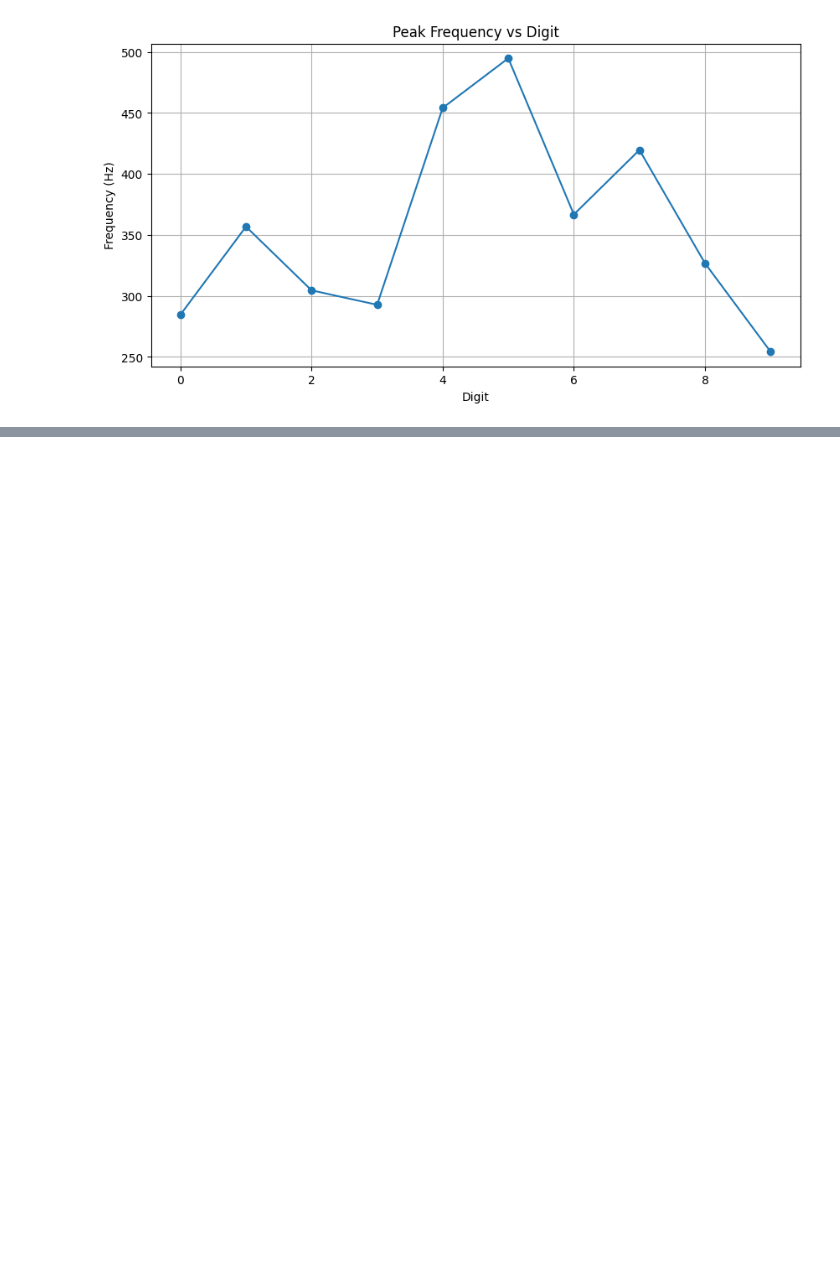
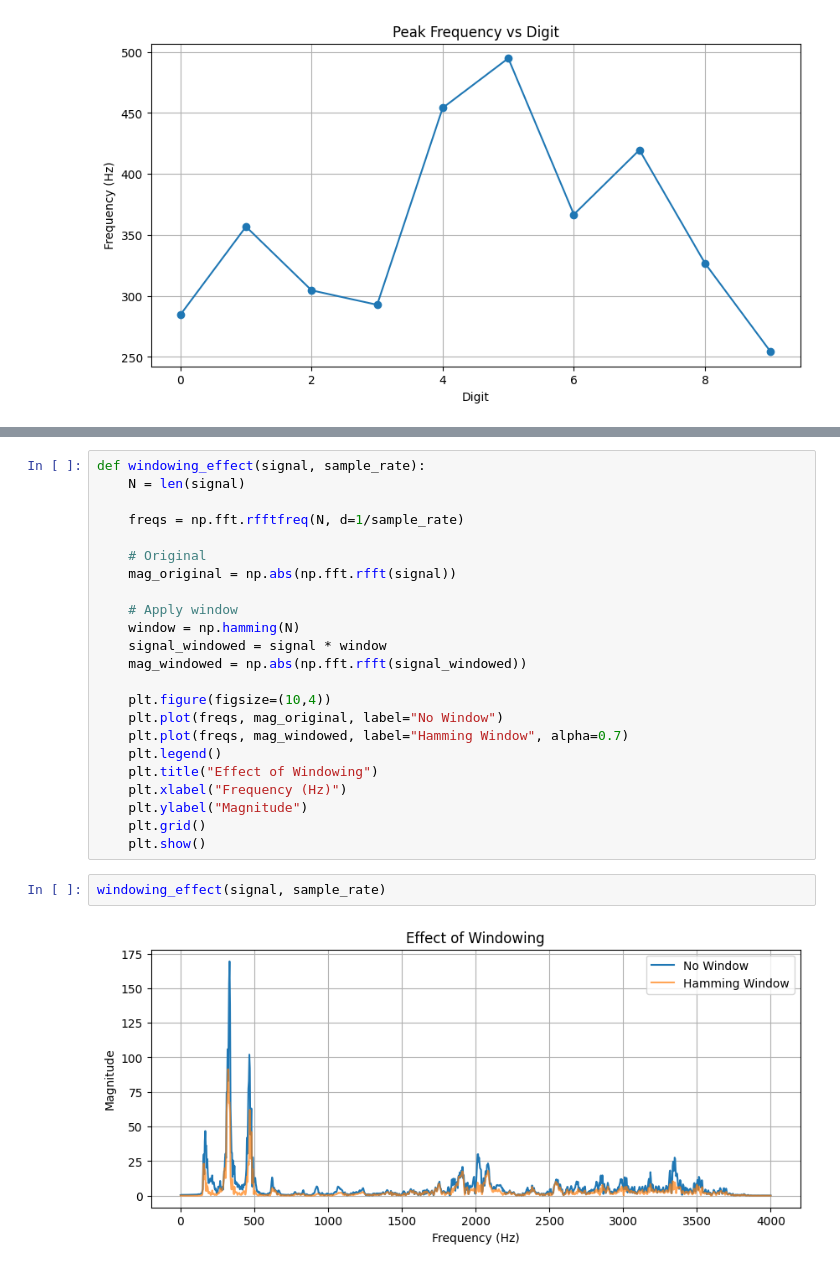
Before and after one commit to ibrahim2230/audio-digit-classification, a Jupyter notebook: EE413_DFT_Part.ipynb, the cells around one changed output, grey strips where cells are left out. Saved outputs shown, nothing was run; the diff lists cells and outputs as text; blank space fills up the shorter version.

```diff
--- a/EE413_DFT_Part.ipynb
+++ b/EE413_DFT_Part.ipynb
@@ -546,0 +582,27 @@ plt.show()
+# %%
+def windowing_effect(signal, sample_rate):
+    N = len(signal)
+
+    freqs = np.fft.rfftfreq(N, d=1/sample_rate)
+
+    # Original
+    mag_original = np.abs(np.fft.rfft(signal))
+
+    # Apply window
+    window = np.hamming(N)
+    signal_windowed = signal * window
+    mag_windowed = np.abs(np.fft.rfft(signal_windowed))
+
+    plt.figure(figsize=(10,4))
+    plt.plot(freqs, mag_original, label="No Window")
+    plt.plot(freqs, mag_windowed, label="Hamming Window", alpha=0.7)
+    plt.legend()
+    plt.title("Effect of Windowing")
+    plt.xlabel("Frequency (Hz)")
+    plt.ylabel("Magnitude")
+    plt.grid()
+    plt.show()
+# %%
+windowing_effect(signal, sample_rate)
+# %% [output]
+[figure, added]
```
Also changed, not shown: parts of 15 cells of this notebook.
